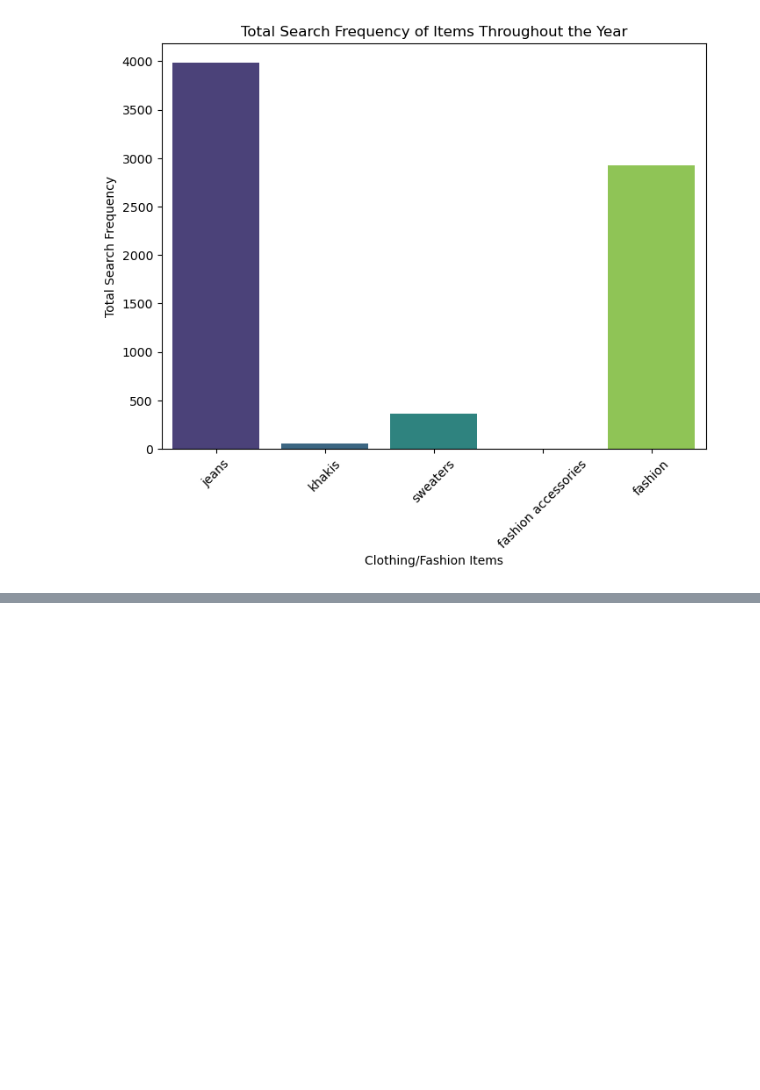
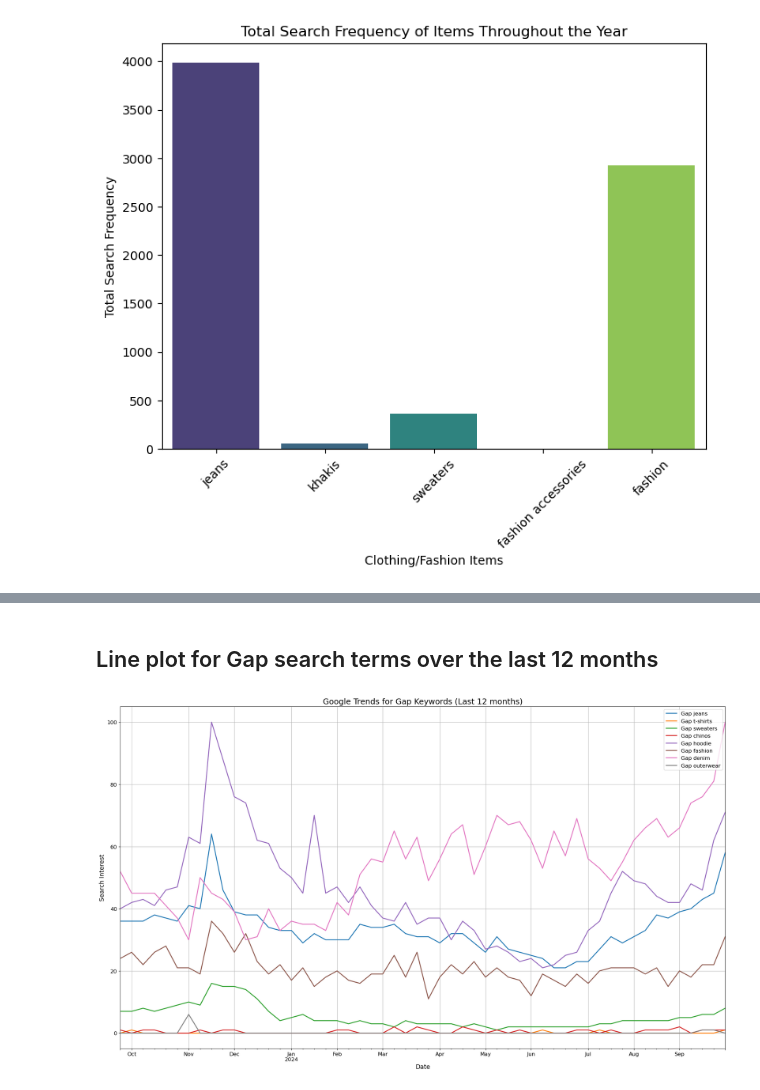
Before and after one commit to K-c-17/GAP_case_analysis, a Jupyter notebook: scripts/dextract_google_trends.ipynb, the cells around one changed output, grey strips where cells are left out. Drawn from its saved outputs; the diff is of its cells as text; code cells hidden in the pictures; blank space fills up the shorter version.

Commit message:
added visulaizations into G trends script

```diff
--- a/scripts/dextract_google_trends.ipynb
+++ b/scripts/dextract_google_trends.ipynb
@@ -117,0 +96,3 @@ plt.show()
+# %%
+# Time periods for trends
+timeframes = ['today 12-m', 'today 5-y', 'all']  # Last 12 months, last 5 years, and all available data
@@ -117,0 +116,28 @@ plt.show()
+# %%
+# Fetch data for each brand and timeframe
+gap_trends_12m = fetch_trends_data_in_batches(gap_keywords, timeframes[0])
+gap_trends_5y = fetch_trends_data_in_batches(gap_keywords, timeframes[1])
+gap_trends_all = fetch_trends_data_in_batches(gap_keywords, timeframes[2])
+
+banana_trends_12m = fetch_trends_data_in_batches(banana_republic_keywords, timeframes[0])
+banana_trends_5y = fetch_trends_data_in_batches(banana_republic_keywords, timeframes[1])
+banana_trends_all = fetch_trends_data_in_batches(banana_republic_keywords, timeframes[2])
+
+
+old_navy_trends_12m = fetch_trends_data_in_batches(old_navy_keywords, timeframes[0])
+old_navy_trends_5y = fetch_trends_data_in_batches(old_navy_keywords, timeframes[1])
+old_navy_trends_all = fetch_trends_data_in_batches(old_navy_keywords, timeframes[2])
+# %%
+#creating an additional column that stores the sum of all the searches
+gap_trends_12m['total_searches']=gap_trends_12m[:].sum(axis=1)
+banana_trends_12m['total_searches']=banana_trends_12m[:].sum(axis=1)
+old_navy_trends_12m['total_searches']=old_navy_trends_12m[:].sum(axis=1)
+
+gap_trends_5y['total_searches']=gap_trends_5y[:].sum(axis=1)
+banana_trends_5y['total_searches']=banana_trends_5y[:].sum(axis=1)
+old_navy_trends_5y['total_searches']=old_navy_trends_5y[:].sum(axis=1)
+
+
+gap_trends_all['total_searches']=gap_trends_all[:].sum(axis=1)
+banana_trends_all['total_searches']=banana_trends_all[:].sum(axis=1)
+old_navy_trends_all['total_searches']=old_navy_trends_all[:].sum(axis=1)
@@ -117,0 +154,18 @@ plt.show()
+# %% [markdown]
+## Line plot for Gap search terms over the last 12 months
+# %%
+# Visualization 1
+fig, ax = plt.subplots(figsize=(20, 12), dpi=100)
+gap_trends_12m.plot(ax=ax, title="Google Trends for Gap Keywords (Last 12 months)", linewidth=2)
+ax.set_xlabel("Date", fontsize=14)
+ax.set_ylabel("Search Interest", fontsize=14)
+ax.set_title("Google Trends for Gap Keywords (Last 12 months)", fontsize=18)
+ax.legend(loc='upper right', fontsize=12)
+ax.grid(True)
+ax.tick_params(axis='both', which='major', labelsize=12)
+
+plt.tight_layout()
+plt.savefig('gap_trends_plot_alternative.png', dpi=100, bbox_inches='tight')
+plt.show()
+# %% [output]
+[figure, added]
```
Also changed, not shown: parts of 20 cells of this notebook.
